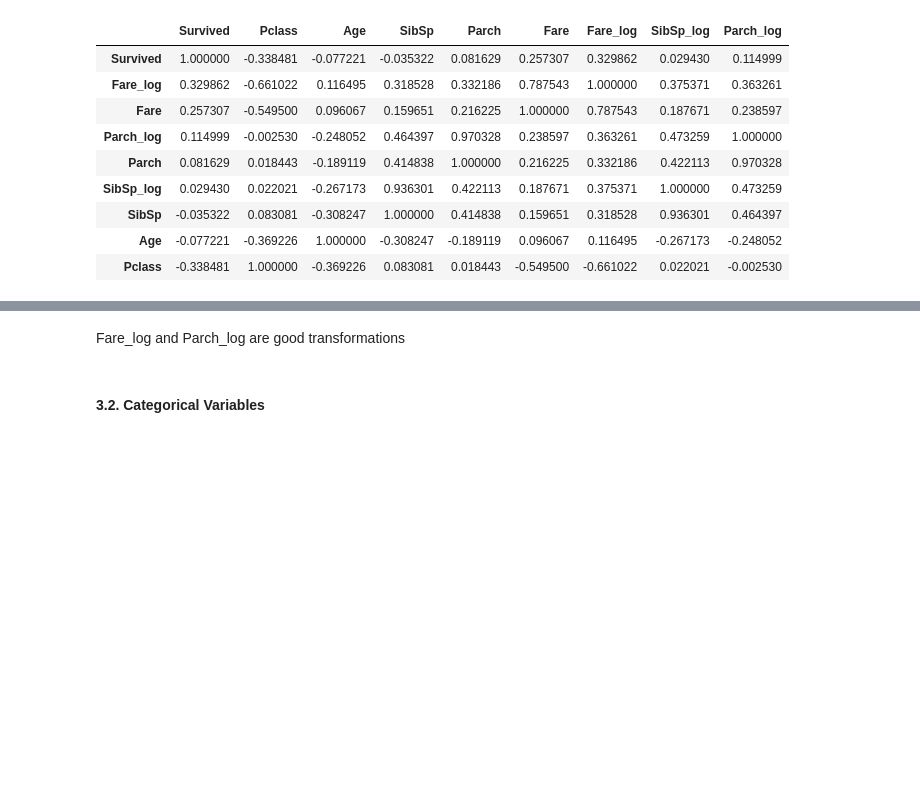
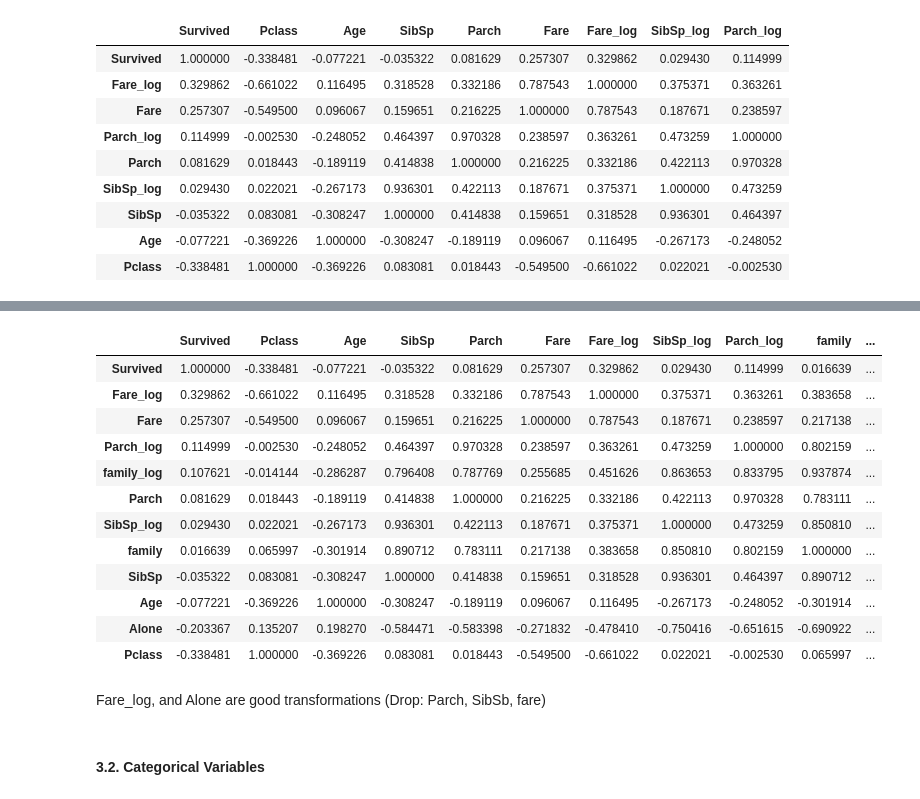
Before and after one commit to caiomts/infamous-ml-projects, a Jupyter notebook: notebooks/titanic.ipynb, the cells around one changed output, grey strips where cells are left out. Saved outputs shown, nothing was run; the diff lists cells and outputs as text; code cells hidden in the pictures; blank space fills up the shorter version.

```diff
--- a/notebooks/titanic.ipynb
+++ b/notebooks/titanic.ipynb
@@ -187,5 +193,25 @@ train_eda.corr().sort_values(by='Survived', ascending=False)
+# %%
+train_eda['family'] = train_eda['Parch'] + train_eda['SibSp']
+train_eda['family_log'] = np.log1p(train_eda['family'])
+train_eda['Alone'] = (train_eda['Parch'] | train_eda['SibSp']).isin([0])
+# %%
+train_eda.corr().sort_values(by='Survived', ascending=False)
+# %% [output]
+|  | Survived | Pclass | Age | SibSp | Parch | Fare | Fare_log | SibSp_log | Parch_log | family | ... |
+| Survived | 1.000000 | -0.338481 | -0.077221 | -0.035322 | 0.081629 | 0.257307 | 0.329862 | 0.029430 | 0.114999 | 0.016639 | ... |
+| Fare_log | 0.329862 | -0.661022 | 0.116495 | 0.318528 | 0.332186 | 0.787543 | 1.000000 | 0.375371 | 0.363261 | 0.383658 | ... |
+| Fare | 0.257307 | -0.549500 | 0.096067 | 0.159651 | 0.216225 | 1.000000 | 0.787543 | 0.187671 | 0.238597 | 0.217138 | ... |
+| Parch_log | 0.114999 | -0.002530 | -0.248052 | 0.464397 | 0.970328 | 0.238597 | 0.363261 | 0.473259 | 1.000000 | 0.802159 | ... |
+| family_log | 0.107621 | -0.014144 | -0.286287 | 0.796408 | 0.787769 | 0.255685 | 0.451626 | 0.863653 | 0.833795 | 0.937874 | ... |
+| Parch | 0.081629 | 0.018443 | -0.189119 | 0.414838 | 1.000000 | 0.216225 | 0.332186 | 0.422113 | 0.970328 | 0.783111 | ... |
+| SibSp_log | 0.029430 | 0.022021 | -0.267173 | 0.936301 | 0.422113 | 0.187671 | 0.375371 | 1.000000 | 0.473259 | 0.850810 | ... |
+| family | 0.016639 | 0.065997 | -0.301914 | 0.890712 | 0.783111 | 0.217138 | 0.383658 | 0.850810 | 0.802159 | 1.000000 | ... |
+| SibSp | -0.035322 | 0.083081 | -0.308247 | 1.000000 | 0.414838 | 0.159651 | 0.318528 | 0.936301 | 0.464397 | 0.890712 | ... |
+| Age | -0.077221 | -0.369226 | 1.000000 | -0.308247 | -0.189119 | 0.096067 | 0.116495 | -0.267173 | -0.248052 | -0.301914 | ... |
+| Alone | -0.203367 | 0.135207 | 0.198270 | -0.584471 | -0.583398 | -0.271832 | -0.478410 | -0.750416 | -0.651615 | -0.690922 | ... |
+| Pclass | -0.338481 | 1.000000 | -0.369226 | 0.083081 | 0.018443 | -0.549500 | -0.661022 | 0.022021 | -0.002530 | 0.065997 | ... |
 # %% [markdown]
-Fare_log and Parch_log are good transformations
+Fare_log, and Alone are good transformations (Drop: Parch, SibSb, fare)
 # %% [markdown]
 #### 3.2. Categorical Variables
 # %%
```
Also changed, not shown: parts of 31 cells of this notebook.
